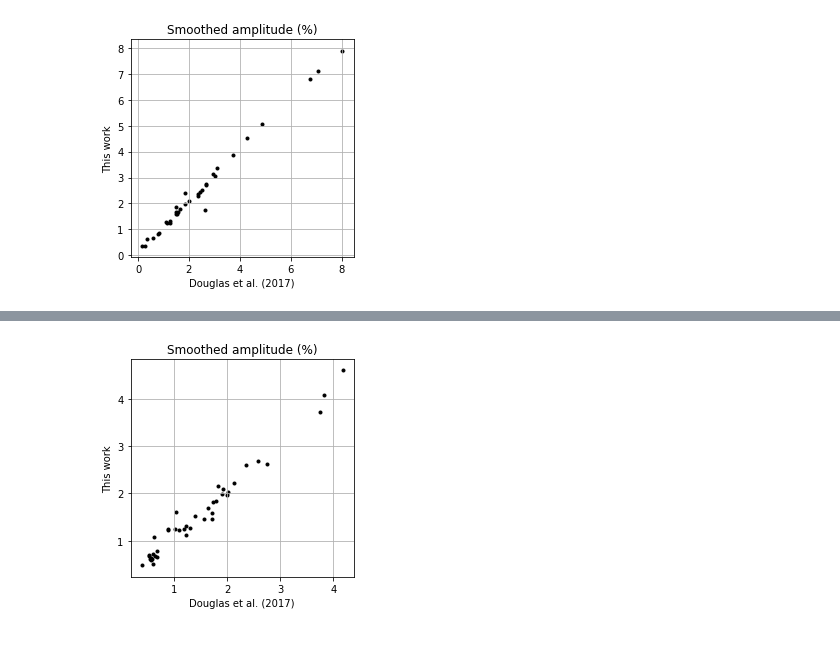
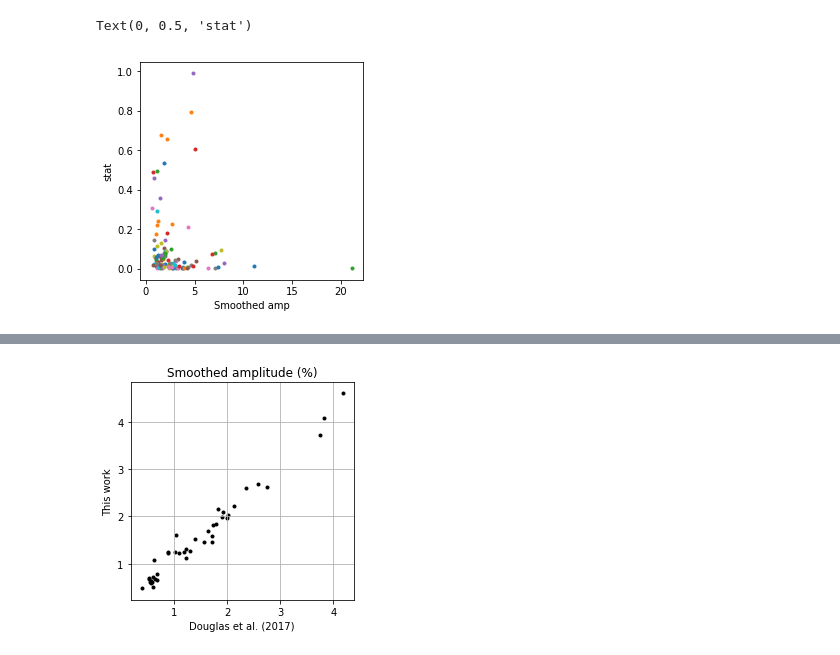
Before and after one commit to bmorris3/zeitsprung, a Jupyter notebook: praesepe_amps.ipynb, the cells around one changed output, grey strips where cells are left out. Cells and saved outputs as stored; diff of their text form; code cells hidden in the pictures.

```diff
--- a/praesepe_amps.ipynb
+++ b/praesepe_amps.ipynb
@@ -17,0 +111,9 @@ from scipy.ndimage import gaussian_filter1d
+# %%
+plt.figure(figsize=(4, 4))
+for epic in smoothed_amps_fast:
+    plt.scatter(2*douglas.loc[epic]['SmAmp'], newstat_fast[epic], marker='.')
+plt.xlabel('Smoothed amp')
+plt.ylabel('stat')
+# %% [output]
+Text(0, 0.5, 'stat')
+[figure, added]
@@ -53,13 +171,2 @@ np.savetxt('data/morris_amps_fast.txt', 100*np.array([smoothed_amps_fast[i] for
-# %%
-plt.figure(figsize=(4, 4))
-for epic in smoothed_amps_fast:
-    plt.scatter(2*douglas.loc[epic]['SmAmp'], 100*smoothed_amps_fast[epic], marker='.', color='k')
-plt.xlabel('Douglas et al. (2017)')
-plt.ylabel('This work')
-plt.title('Smoothed amplitude (%)')
-plt.grid()
-plt.savefig('plots/amps_morris_fast.pdf', bbox_inches='tight')
-# %% [output]
-[figure, removed]
 # %%
 plots = True
```
Also changed, not shown: parts of 14 cells of this notebook.
